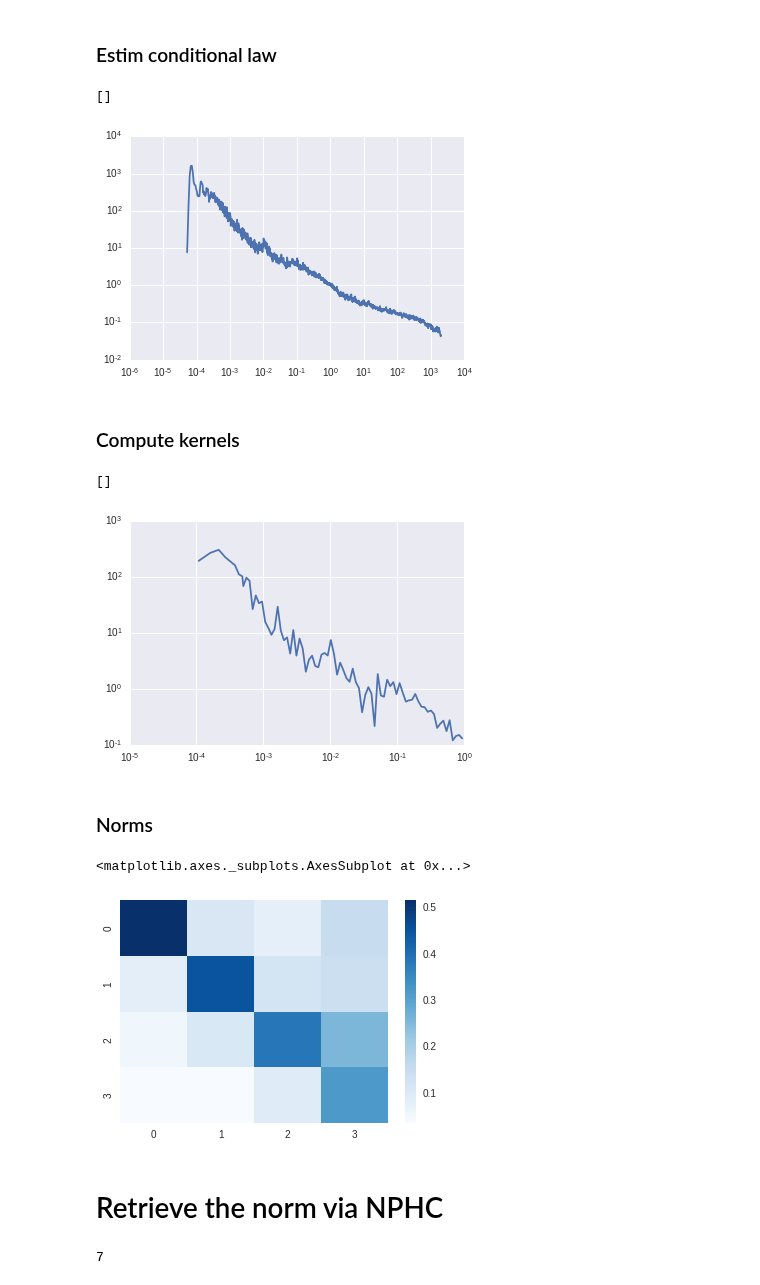
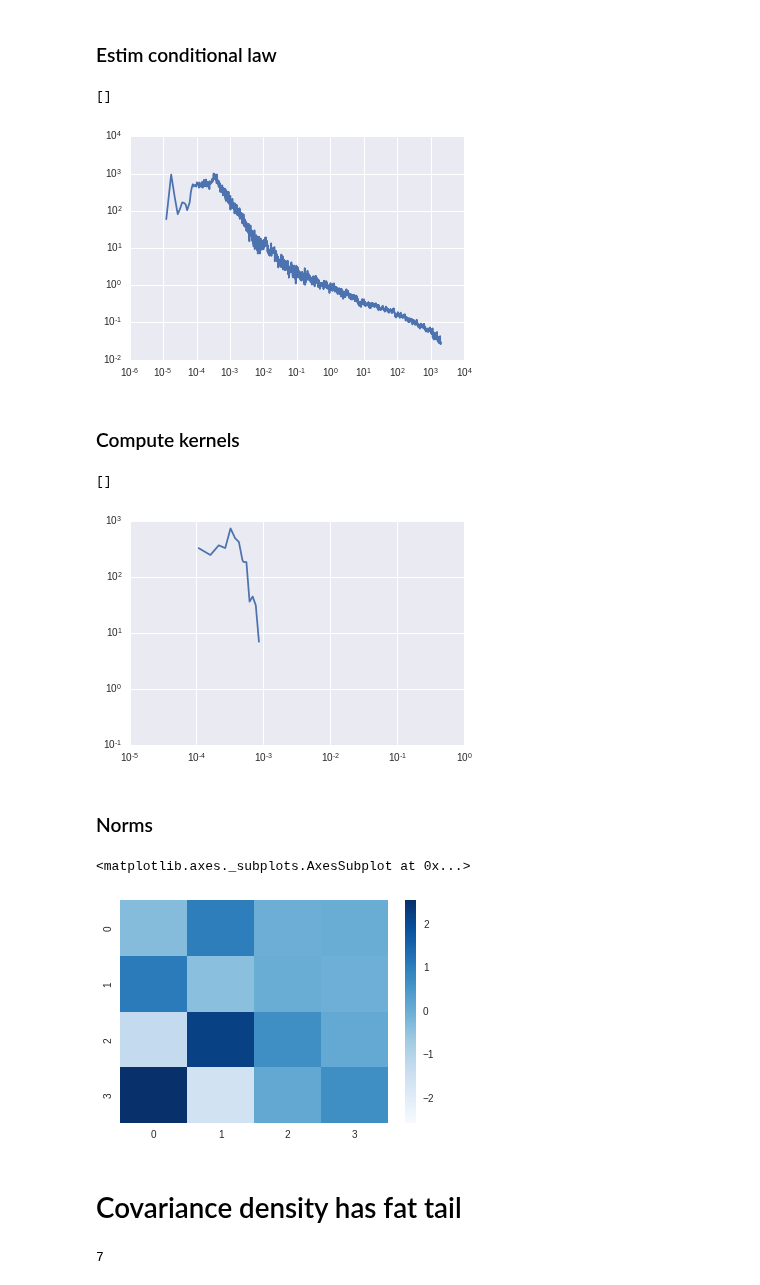
Before and after one commit to achab/nphc, a Jupyter notebook: notebooks/NonParamKernelEstimation_HFData.ipynb, the cells around one changed output. Cells and saved outputs as stored; diff of their text form; code cells hidden in the pictures.

Commit message:
added support for price model in marcello notebook

```diff
--- a/notebooks/NonParamKernelEstimation_HFData.ipynb
+++ b/notebooks/NonParamKernelEstimation_HFData.ipynb
@@ -15,6 +15,35 @@ import matplotlib.pyplot as plt
 import tensorflow as tf
 
 %matplotlib inline
+# %%
+# data for Eurex futures are in this store
+store = pd.HDFStore('/data/data/QH/L1.h5', 'r')
+# to get one day
+df = store.get('xFGBL/20140922')
+# %%
+def PriceUp(df):
+    return (df.PriceMove > 0).values
+
+def PriceDown(df):
+    return (df.PriceMove < 0).values
+
+def MarketOrdersAsk(df):
+    return (df.PriceMove == 0).values * (df.AskQtyAfter > df.AskQtyBefore).values
+
+def MarketOrdersBid(df):
+    return (df.PriceMove == 0).values * (df.BidQtyAfter > df.BidQtyBefore).values
+
+def GetOrderBookEvents(df):
+    """ Given df representing one day of data, returns list of array representing
+        order book events for mid-price moves (ask/bid), number of market orders
+        (ask/bid), number of limit order (ask/bid), number of cancel orders (ask/bid)"""
+
+    out = []
+    out += [np.copy(df.loc[PriceUp(df), "Time"].values)]
+    out += [np.copy(df.loc[PriceDown(df), "Time"].values)]
+    out += [np.copy(df.loc[MarketOrdersAsk(df), "Time"].values)]
+    out += [np.copy(df.loc[MarketOrdersBid(df), "Time"].values)]
+    return out
 # %%
 def GetComponents(df, vol_bins):
     """ Given df representing one day of data, returns list of array representing
@@ -76,22 +102,23 @@ for d in days:
     except KeyError:
         continue
 
-    data = GetComponents(df, bins4D)
+    #data = GetComponents(df, bins4D)
+    data = GetOrderBookEvents(df)
     big_data.append(data)
 
     est.add_realization(data)
 # %%
 # estimate conditional law values are in
 # est.claw (single index) or est.claw1[i][j]
 
 # the corresponding x-values are in
 # est.claw_X
 
-plt.plot(est.claw_X, est.claw1[0][0])
+plt.plot(est.claw_X, est.claw1[0][1])
 plt.loglog()
 # %% [output]
 []
-[figure, old version]
+[figure, new version]
 # %% [markdown]
 ### Compute kernels
 # %%
@@ -100,13 +127,13 @@ est.compute(n_quad=80, xmax=1, method='log', xmin=5e-4)
 # %%
 # to access the kernels
 # phi_x, phi_y = est.phi[i][j]
-phi_x, phi_y = est.phi[0][0]
+phi_x, phi_y = est.phi[0][1]
 
 plt.plot(phi_x, phi_y)
 plt.loglog()
 # %% [output]
 []
-[figure, old version]
+[figure, new version]
 # %% [markdown]
 ### Norms
 # %%
@@ -115,9 +142,9 @@ plt.loglog()
 sns.heatmap(est.norm, cmap='Blues')
 # %% [output]
 <matplotlib.axes._subplots.AxesSubplot at 0x...>
-[figure, old version]
+[figure, new version]
-# %% [markdown]
-# Retrieve the norm via NPHC
+# %% [markdown]
+# Covariance density has fat tail
 # %%
 len(big_data)
 # %% [output]
```
Also changed, not shown: parts of 13 cells of this notebook.
